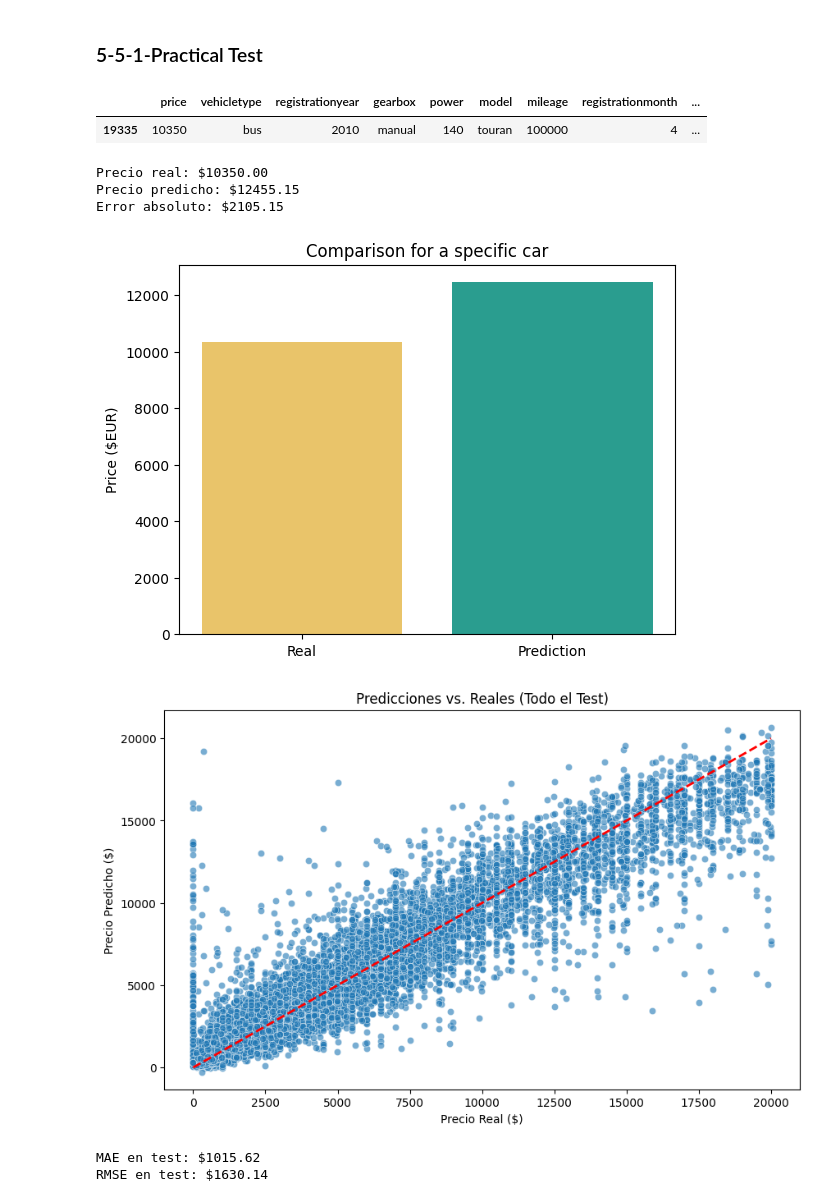
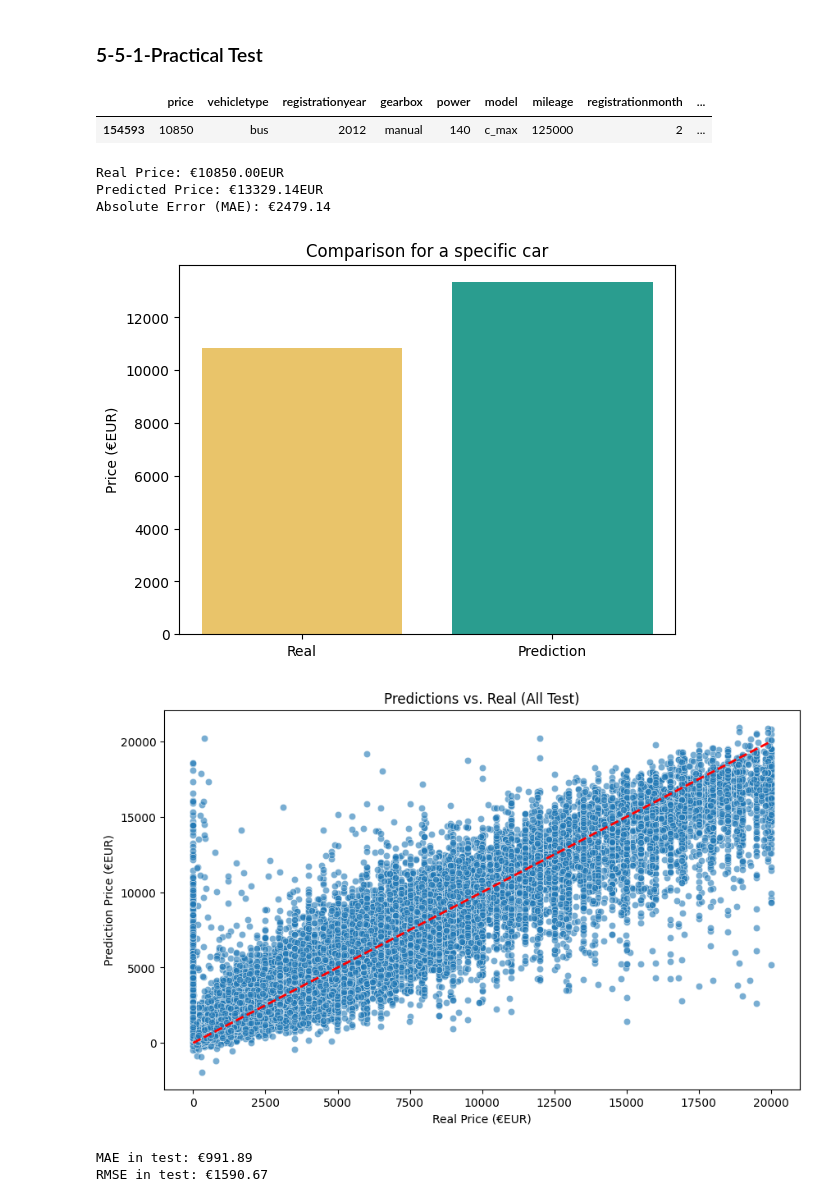
Before and after one commit to dannngu/rusty_bargain, a Jupyter notebook: notebooks/sprint_13_rusty_bargain.ipynb, the cells around one changed output. Saved outputs shown, nothing was run; the diff lists cells and outputs as text; code cells hidden in the pictures.

```diff
--- a/notebooks/sprint_13_rusty_bargain.ipynb
+++ b/notebooks/sprint_13_rusty_bargain.ipynb
@@ -25,9 +25,9 @@ import sklearn.preprocessing
 import category_encoders as ce
 from catboost import CatBoostRegressor
 # %%
-df = pd.read_csv('/content/raw/car_data.csv')
+df = pd.read_csv('../data/raw/car_data.csv')
 
-display(df.head(5))
+display(df.head(3))
 # %% [output]
 |  | DateCrawled | Price | VehicleType | RegistrationYear | Gearbox | Power | Model | Mileage | ... |
 | 0 | 24/03/2016 11:52 | 480 | NaN | 1993 | manual | 0 | golf | 150000 | ... |
@@ -365,15 +370,15 @@ models = {
 
 results = {}
 for name, model in models.items():
-    # Entrenar y medir tiempo
+    # Train and measure time
     start_time = time.time()
     model.fit(X_train_scaled, y_train)
     train_time = time.time() - start_time
 
-    # Predecit  y medir velocidad de entramento
+    # Predict and measure training speed
     start_pred  = time.time()
     y_pred = model.predict(X_test_scaled)
-    pred_time = time.time() - start_time
+    pred_time = time.time() - start_pred
 
     mse = sklearn.metrics.mean_squared_error(y_test, y_pred)
     rmse = np.sqrt(mse)
@@ -386,6 +391,6 @@ for name, model in models.items():
 
     print(f"[+] {name} RMSE: {rmse:.2f}")
     print(f"[+] {name} Training Time: {train_time:.2f} seconds")
-    print(f"[+] {name} Prediction Time: {train_time:.2f} seconds")
+    print(f"[+] {name} Prediction Time: {pred_time:.2f} seconds")
     print()
 # %% [output]
@@ -574,7 +638,7 @@ df_test = df_copy.sample(1, random_state=42)
 df_test
 # %% [output]
 |  | price | vehicletype | registrationyear | gearbox | power | model | mileage | registrationmonth | ... |
-| 19335 | 10350 | bus | 2010 | manual | 140 | touran | 100000 | 4 | ... |
+| 154593 | 10850 | bus | 2012 | manual | 140 | c_max | 125000 | 2 | ... |
 # %%
 X = df_test.drop(['price'], axis=1)
 y = df_test['price']
@@ -584,43 +648,43 @@ real_price = y
 
 # < # Price Comparison >
 # Access the first element of the Series using .iloc[0]
-print(f"Precio real: ${real_price.iloc[0]:.2f}")
-print(f"Precio predicho: ${pred_price[0]:.2f}")
+print(f"Real Price: €{real_price.iloc[0]:.2f}EUR")
+print(f"Predicted Price: €{pred_price[0]:.2f}EUR")
 # Access the first element of the Series using .iloc[0] and apply abs()
-print(f"Error absoluto: ${(abs(real_price.iloc[0] - pred_price[0])):.2f}")
+print(f"Absolute Error (MAE): €{(np.abs(real_price.iloc[0] - pred_price[0])):.2f}")
 
 
-# < # Visual individual comparison>
+# <  Visual individual comparison>
 real_price_value = real_price.iloc[0]  # Extract the single value from the Series
 pred_price_value = pred_price[0]  # Extract the single value from the array
 plt.bar(["Real", "Prediction"], [real_price_value, pred_price_value], color=["#e9c46a", "#2a9d8f"])
-plt.ylabel("Price ($EUR)")
+plt.ylabel("Price (€EUR)")
 plt.title("Comparison for a specific car")
 plt.show()
 # %% [output]
-Precio real: $10350.00
-Precio predicho: $12455.15
-Error absoluto: $2105.15
+Real Price: €10850.00EUR
+Predicted Price: €13329.14EUR
+Absolute Error (MAE): €2479.14
-[figure, old version]
+[figure, new version]
 # %%
-# < # Vizualizaing all the predictions >
+# <  Vizualizaing all the predictions >
 y_pred = model_catboost.predict(X_test)
 
 plt.figure(figsize=(10, 6))
 sns.scatterplot(x=y_test, y=y_pred, alpha=0.6)
 plt.plot([y_test.min(), y_test.max()], [y_test.min(), y_test.max()], "r--", lw=2)
-plt.xlabel("Real Price ($EUR)")
-plt.ylabel("Prediction Price ($EUR)")
+plt.xlabel("Real Price (€EUR)")
+plt.ylabel("Prediction Price (€EUR)")
 plt.title("Predictions vs. Real (All Test)")
 plt.show()
 
-# < # Error Metrics >
+# <  Error Metrics >
 mae = sklearn.metrics.mean_absolute_error(y_test, y_pred)
 rmse = np.sqrt(sklearn.metrics.mean_squared_error(y_test, y_pred))
 
-print(f"MAE en test: ${mae:.2f}")
-print(f"RMSE en test: ${rmse:.2f}")
+print(f"MAE in test: €{mae:.2f}")
+print(f"RMSE in test: €{rmse:.2f}")
 # %% [output]
-[figure, old version]
+[figure, new version]
-MAE en test: $1015.62
-RMSE en test: $1630.14
+MAE in test: €991.89
+RMSE in test: €1590.67
```
Also changed, not shown: parts of 40 cells of this notebook, 1 other file.
